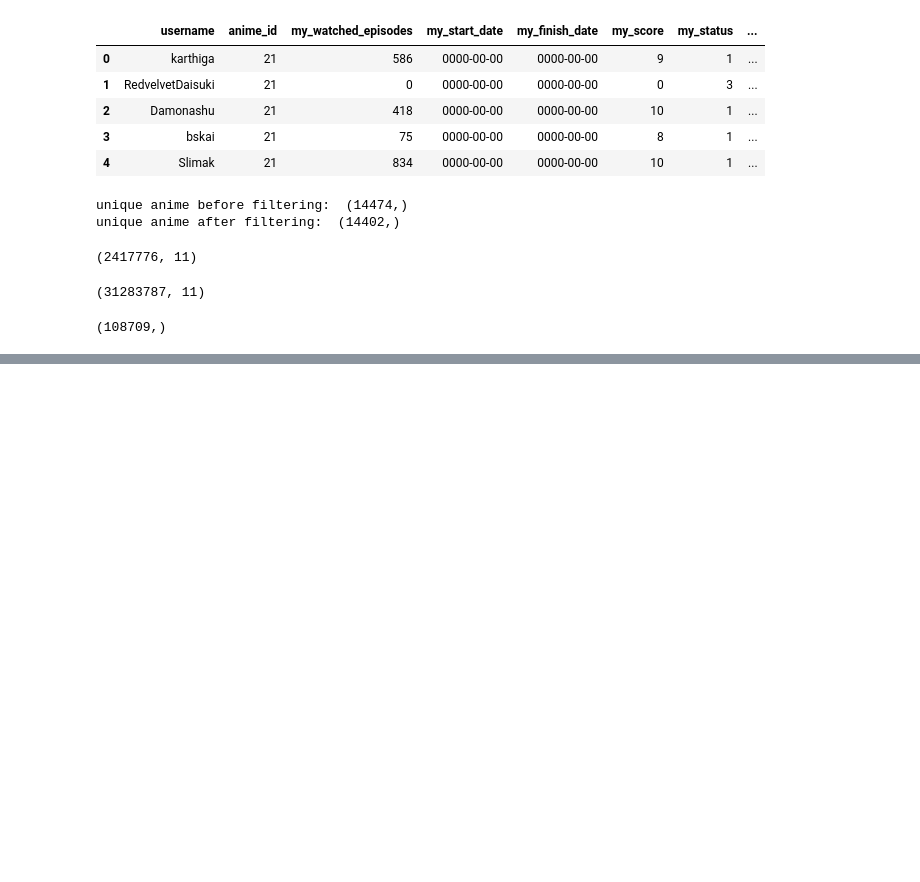
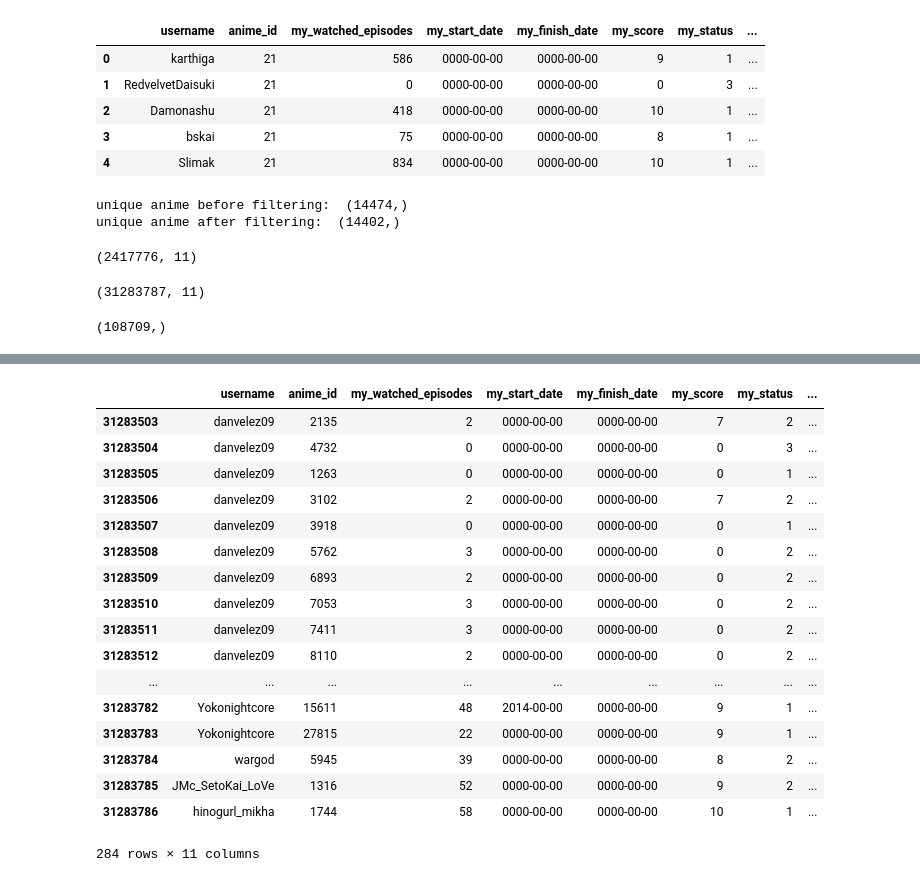
Before and after one commit to racinmat/mal-analysis, a Jupyter notebook: basic_cleanup_animelists.ipynb, the cells around one changed output, grey strips where cells are left out. Drawn from its saved outputs; the diff is of its cells as text; code cells hidden in the pictures; blank space fills up the shorter version.

```diff
--- a/basic_cleanup_animelists.ipynb
+++ b/basic_cleanup_animelists.ipynb
@@ -573,0 +606,3 @@ animelists.to_csv('animelists_cleaned_2.csv', index=False, sep=',', encoding='ut
+# %%
+anim_1_usernames = animelists_1.loc[~animelists_1.index.isin(animelists_2.index)]['username'].unique()
+anim_1_usernames
@@ -573,0 +623,21 @@ animelists.to_csv('animelists_cleaned_2.csv', index=False, sep=',', encoding='ut
+# %%
+animelists_2.loc[animelists_2['username'].isin(anim_1_usernames)]
+# %% [output]
+|  | username | anime_id | my_watched_episodes | my_start_date | my_finish_date | my_score | my_status | ... |
+| 31283503 | danvelez09 | 2135 | 2 | 0000-00-00 | 0000-00-00 | 7 | 2 | ... |
+| 31283504 | danvelez09 | 4732 | 0 | 0000-00-00 | 0000-00-00 | 0 | 3 | ... |
+| 31283505 | danvelez09 | 1263 | 0 | 0000-00-00 | 0000-00-00 | 0 | 1 | ... |
+| 31283506 | danvelez09 | 3102 | 2 | 0000-00-00 | 0000-00-00 | 7 | 2 | ... |
+| 31283507 | danvelez09 | 3918 | 0 | 0000-00-00 | 0000-00-00 | 0 | 1 | ... |
+| 31283508 | danvelez09 | 5762 | 3 | 0000-00-00 | 0000-00-00 | 0 | 2 | ... |
+| 31283509 | danvelez09 | 6893 | 2 | 0000-00-00 | 0000-00-00 | 0 | 2 | ... |
+| 31283510 | danvelez09 | 7053 | 3 | 0000-00-00 | 0000-00-00 | 0 | 2 | ... |
+| 31283511 | danvelez09 | 7411 | 3 | 0000-00-00 | 0000-00-00 | 0 | 2 | ... |
+| 31283512 | danvelez09 | 8110 | 2 | 0000-00-00 | 0000-00-00 | 0 | 2 | ... |
+| ... | ... | ... | ... | ... | ... | ... | ... | ... |
+| 31283782 | Yokonightcore | 15611 | 48 | 2014-00-00 | 0000-00-00 | 9 | 1 | ... |
+| 31283783 | Yokonightcore | 27815 | 22 | 0000-00-00 | 0000-00-00 | 9 | 1 | ... |
+| 31283784 | wargod | 5945 | 39 | 0000-00-00 | 0000-00-00 | 8 | 2 | ... |
+| 31283785 | JMc_SetoKai_LoVe | 1316 | 52 | 0000-00-00 | 0000-00-00 | 9 | 2 | ... |
+| 31283786 | hinogurl_mikha | 1744 | 58 | 0000-00-00 | 0000-00-00 | 10 | 1 | ... |
+284 rows × 11 columns
```
Also changed, not shown: parts of 5 cells of this notebook, 47 other files.
